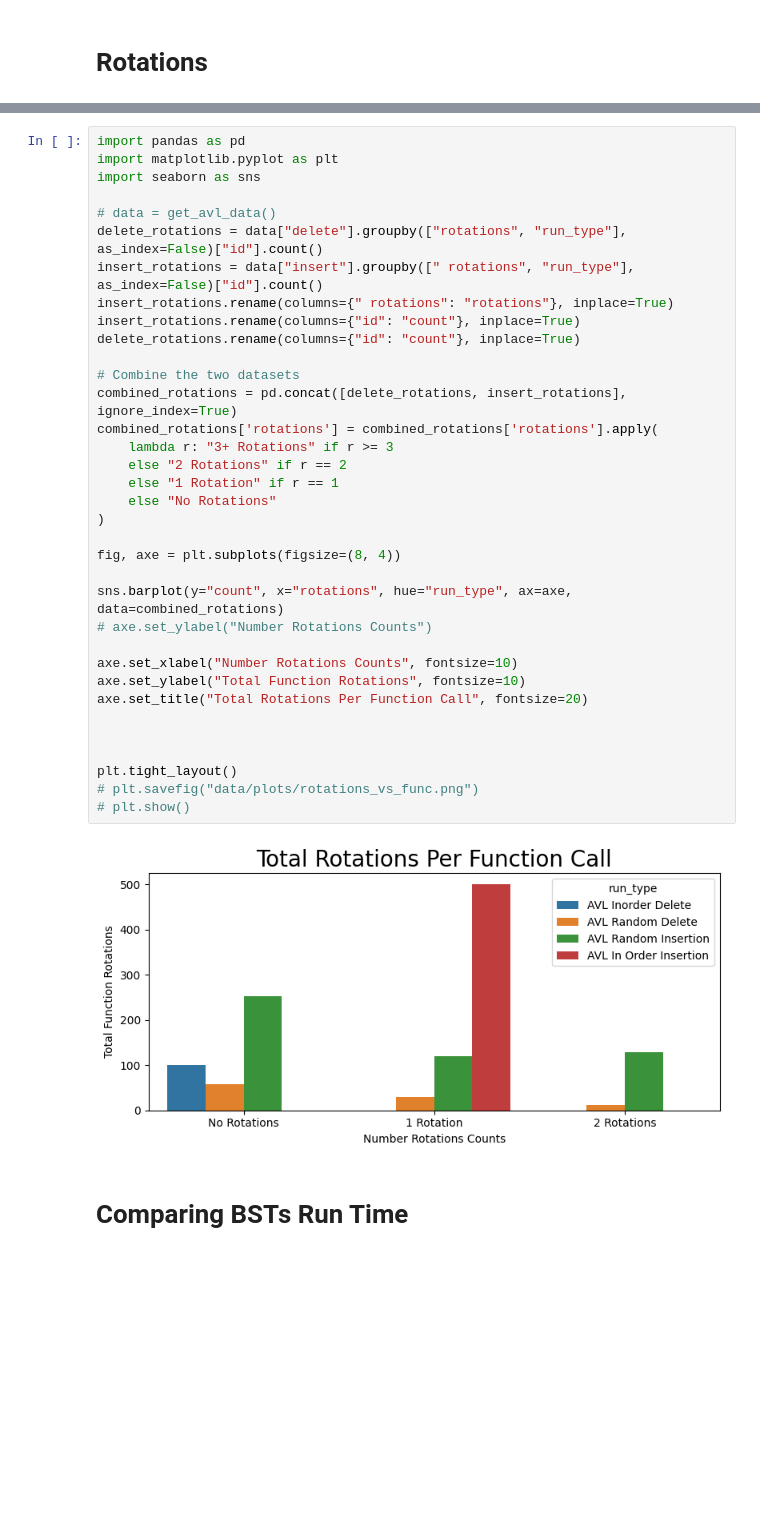
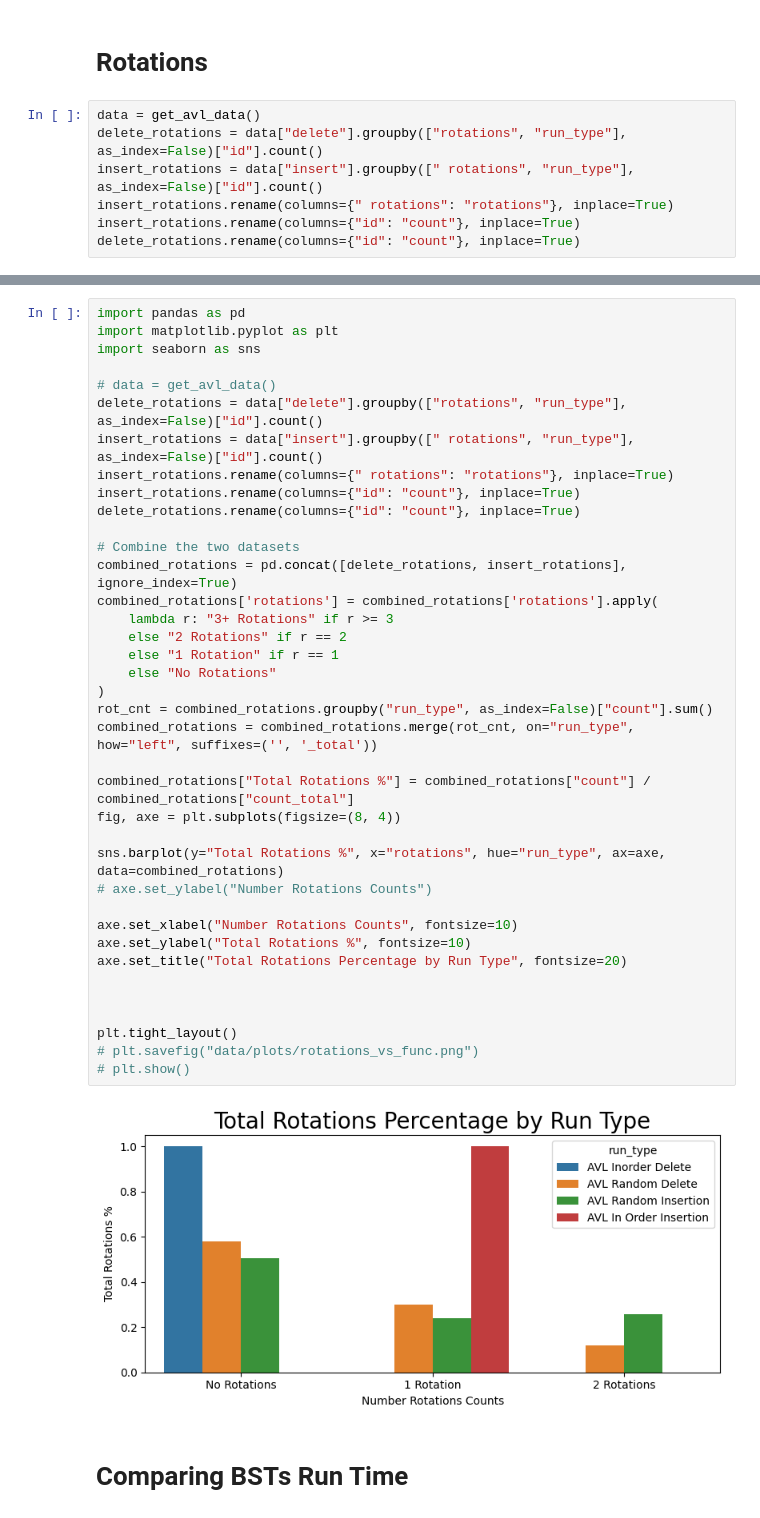
Before and after one commit to CS5008Fall2025/research-paper-jroberge16, a Jupyter notebook: empircal_analysis.ipynb, the cells around one changed output, grey strips where cells are left out. Saved outputs shown, nothing was run; the diff lists cells and outputs as text; blank space fills up the shorter version.

```diff
--- a/empircal_analysis.ipynb
+++ b/empircal_analysis.ipynb
@@ -366,3 +366,10 @@ plt.show()
 [figure]
 # %% [markdown]
 # Rotations
+# %%
+data = get_avl_data()
+delete_rotations = data["delete"].groupby(["rotations", "run_type"], as_index=False)["id"].count()
+insert_rotations = data["insert"].groupby([" rotations", "run_type"], as_index=False)["id"].count()
+insert_rotations.rename(columns={" rotations": "rotations"}, inplace=True)
+insert_rotations.rename(columns={"id": "count"}, inplace=True)
+delete_rotations.rename(columns={"id": "count"}, inplace=True)
@@ -372,37 +418,40 @@ import matplotlib.pyplot as plt
 import seaborn as sns
 
 # data = get_avl_data()
 delete_rotations = data["delete"].groupby(["rotations", "run_type"], as_index=False)["id"].count()
 insert_rotations = data["insert"].groupby([" rotations", "run_type"], as_index=False)["id"].count()
 insert_rotations.rename(columns={" rotations": "rotations"}, inplace=True)
 insert_rotations.rename(columns={"id": "count"}, inplace=True)
 delete_rotations.rename(columns={"id": "count"}, inplace=True)
 
 # Combine the two datasets
 combined_rotations = pd.concat([delete_rotations, insert_rotations], ignore_index=True)
 combined_rotations['rotations'] = combined_rotations['rotations'].apply(
     lambda r: "3+ Rotations" if r >= 3
     else "2 Rotations" if r == 2
     else "1 Rotation" if r == 1
     else "No Rotations"
 )
+rot_cnt = combined_rotations.groupby("run_type", as_index=False)["count"].sum()
+combined_rotations = combined_rotations.merge(rot_cnt, on="run_type", how="left", suffixes=('', '_total'))
 
+combined_rotations["Total Rotations %"] = combined_rotations["count"] / combined_rotations["count_total"]
 fig, axe = plt.subplots(figsize=(8, 4))
 
-sns.barplot(y="count", x="rotations", hue="run_type", ax=axe, data=combined_rotations)
+sns.barplot(y="Total Rotations %", x="rotations", hue="run_type", ax=axe, data=combined_rotations)
 # axe.set_ylabel("Number Rotations Counts")
 
 axe.set_xlabel("Number Rotations Counts", fontsize=10)
-axe.set_ylabel("Total Function Rotations", fontsize=10)
-axe.set_title("Total Rotations Per Function Call", fontsize=20)
+axe.set_ylabel("Total Rotations %", fontsize=10)
+axe.set_title("Total Rotations Percentage by Run Type", fontsize=20)
 
 
 
 plt.tight_layout()
 # plt.savefig("data/plots/rotations_vs_func.png")
 # plt.show()
 # %% [output]
-[figure, old version]
+[figure, new version]
 # %% [markdown]
 # Comparing BSTs Run Time
 # %%
```
Also changed, not shown: parts of 10 cells of this notebook, 4 other files.
